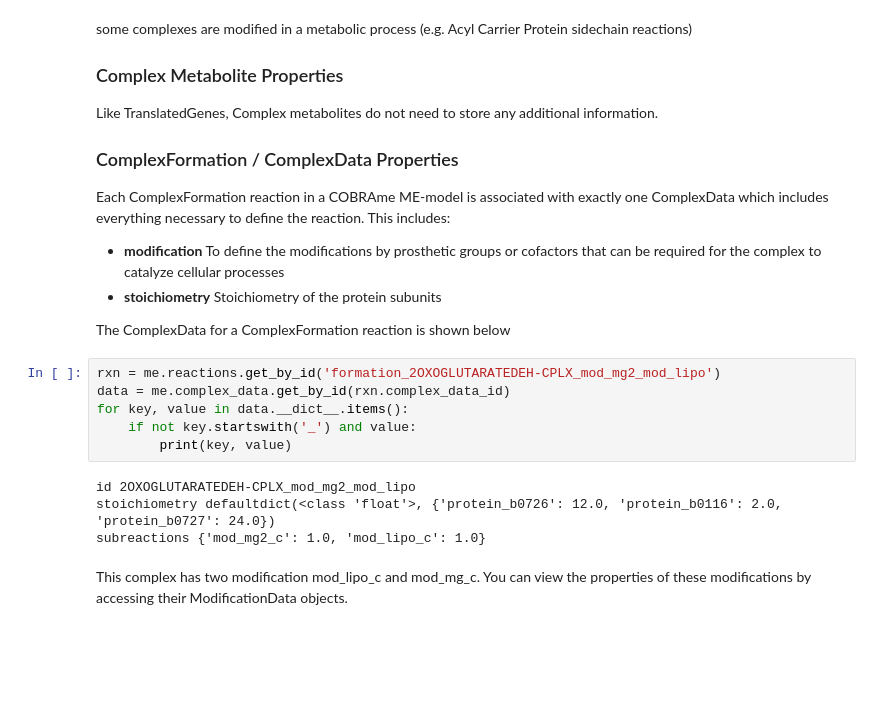
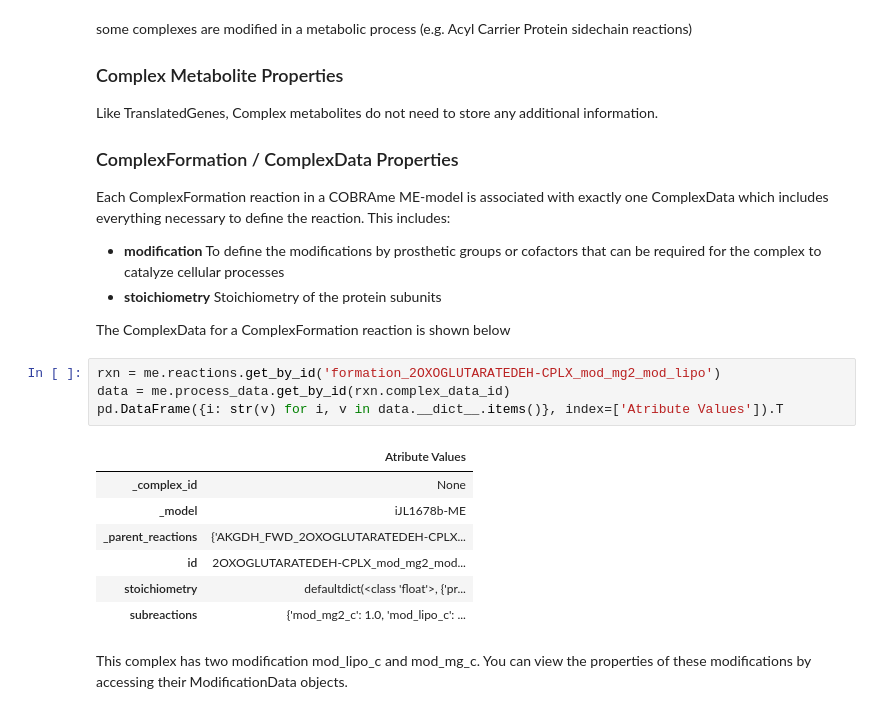
Before and after one commit to SBRG/cobrame, a Jupyter notebook: docs/Reaction_Manipulation.ipynb, the cells around one changed output. Cells and saved outputs as stored; diff of their text form; blank space fills up the shorter version.

```diff
--- a/docs/Reaction_Manipulation.ipynb
+++ b/docs/Reaction_Manipulation.ipynb
@@ -386,14 +383,16 @@ Each ComplexFormation reaction in a COBRAme ME-model is associated with exactly
 The ComplexData for a ComplexFormation reaction is shown below
 # %%
 rxn = me.reactions.get_by_id('formation_2OXOGLUTARATEDEH-CPLX_mod_mg2_mod_lipo')
-data = me.complex_data.get_by_id(rxn.complex_data_id)
-for key, value in data.__dict__.items():
-    if not key.startswith('_') and value:
-        print(key, value)
+data = me.process_data.get_by_id(rxn.complex_data_id)
+pd.DataFrame({i: str(v) for i, v in data.__dict__.items()}, index=['Atribute Values']).T
 # %% [output]
-id 2OXOGLUTARATEDEH-CPLX_mod_mg2_mod_lipo
-stoichiometry defaultdict(<class 'float'>, {'protein_b0726': 12.0, 'protein_b0116': 2.0, 'protein_b0727': 24.0})
-subreactions {'mod_mg2_c': 1.0, 'mod_lipo_c': 1.0}
+|  | Atribute Values |
+| _complex_id | None |
+| _model | iJL1678b-ME |
+| _parent_reactions | {'AKGDH_FWD_2OXOGLUTARATEDEH-CPLX... |
+| id | 2OXOGLUTARATEDEH-CPLX_mod_mg2_mod... |
+| stoichiometry | defaultdict(<class 'float'>, {'pr... |
+| subreactions | {'mod_mg2_c': 1.0, 'mod_lipo_c': ... |
 # %% [markdown]
 This complex has two modification mod_lipo_c and mod_mg_c. You can view the properties of these modifications by accessing their ModificationData objects.
 # %%
```
Also changed, not shown: parts of 19 cells of this notebook, 3 other files.
